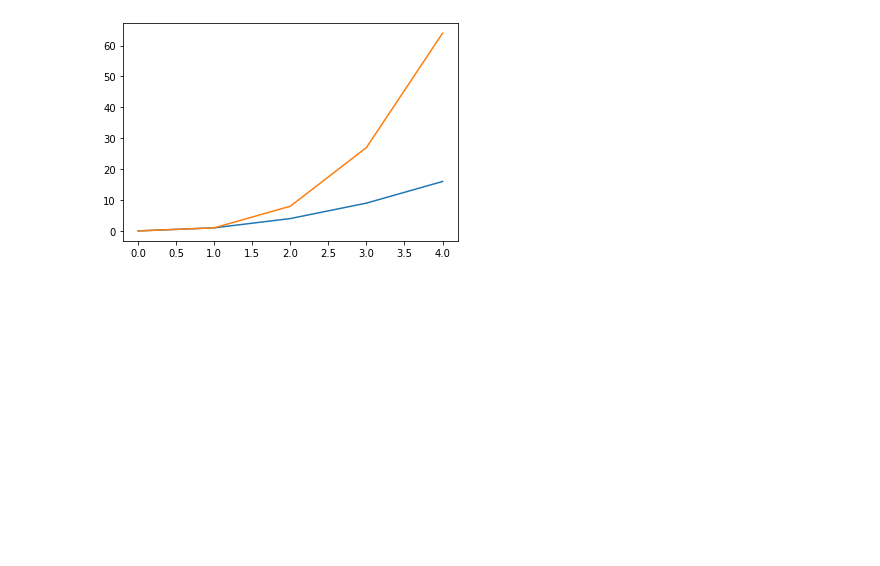
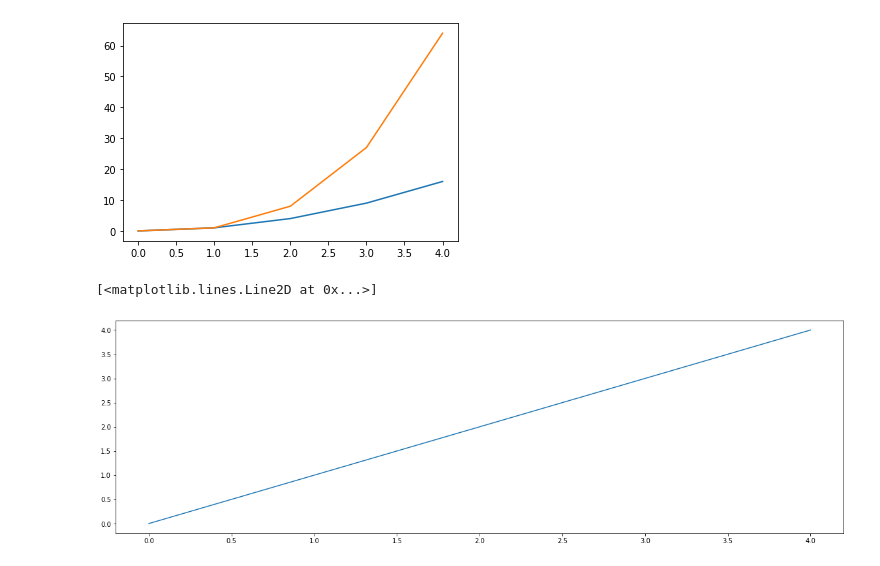
Before and after one commit to rigole/Data-Science-Revision-2023, a Jupyter notebook: matplotlib.ipynb, the cells around one changed output. Cells and saved outputs as stored; diff of their text form; code cells hidden in the pictures; blank space fills up the shorter version.

Commit message:
figsize and plot

```diff
--- a/matplotlib.ipynb
+++ b/matplotlib.ipynb
@@ -44,3 +44,9 @@ plt.plot(nums, nums**3);
 # %% [output]
 [figure]
 [figure]
+# %%
+plt.figure(figsize=(20,6))
+plt.plot(nums, nums)
+# %% [output]
+[<matplotlib.lines.Line2D at 0x...>]
+[figure, added]
```
Also changed, not shown: parts of 2 cells of this notebook.
